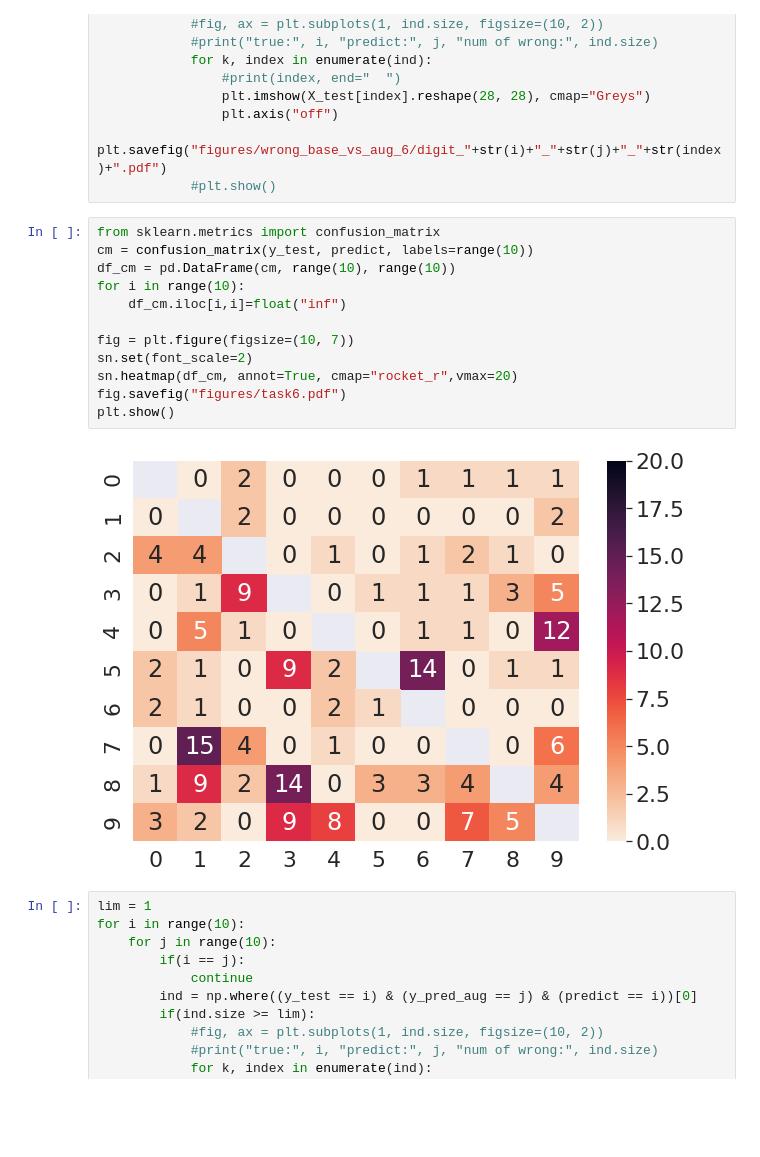
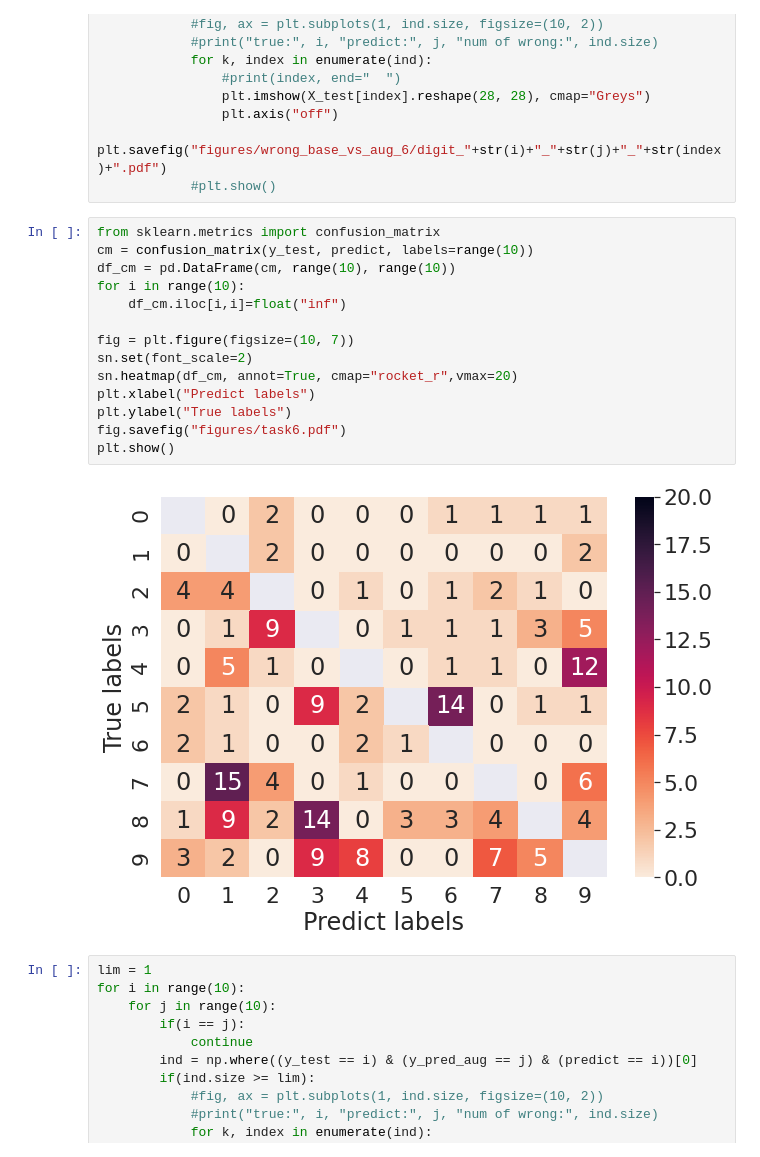
Before and after one commit to Tytskiy/Study, a Jupyter notebook: mmp-fall-2020/practicum/hm-4(KNN)/hm-4.ipynb, the cells around one changed output. Cells and saved outputs as stored; diff of their text form; blank space fills up the shorter version.

```diff
--- a/mmp-fall-2020/practicum/hm-4(KNN)/hm-4.ipynb
+++ b/mmp-fall-2020/practicum/hm-4(KNN)/hm-4.ipynb
@@ -460,17 +466,19 @@ for i in range(10):
 # %%
 from sklearn.metrics import confusion_matrix
 cm = confusion_matrix(y_test, predict, labels=range(10))
 df_cm = pd.DataFrame(cm, range(10), range(10))
 for i in range(10):
     df_cm.iloc[i,i]=float("inf")
 
 fig = plt.figure(figsize=(10, 7))
 sn.set(font_scale=2)
 sn.heatmap(df_cm, annot=True, cmap="rocket_r",vmax=20)
+plt.xlabel("Predict labels")
+plt.ylabel("True labels")
 fig.savefig("figures/task6.pdf")
 plt.show()
 # %% [output]
-[figure, old version]
+[figure, new version]
 # %%
 lim = 1
 for i in range(10):
```
Also changed, not shown: parts of 3 cells of this notebook, 5 other files.
